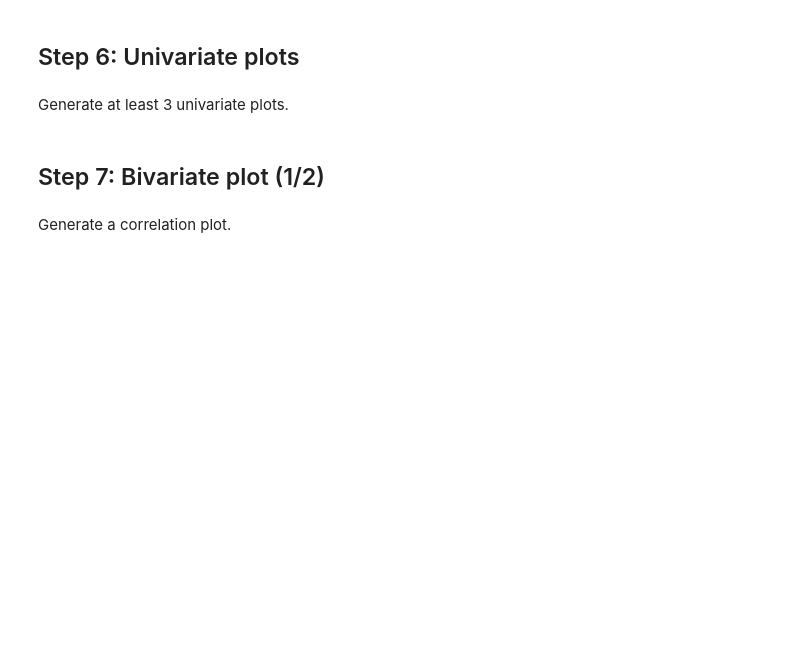
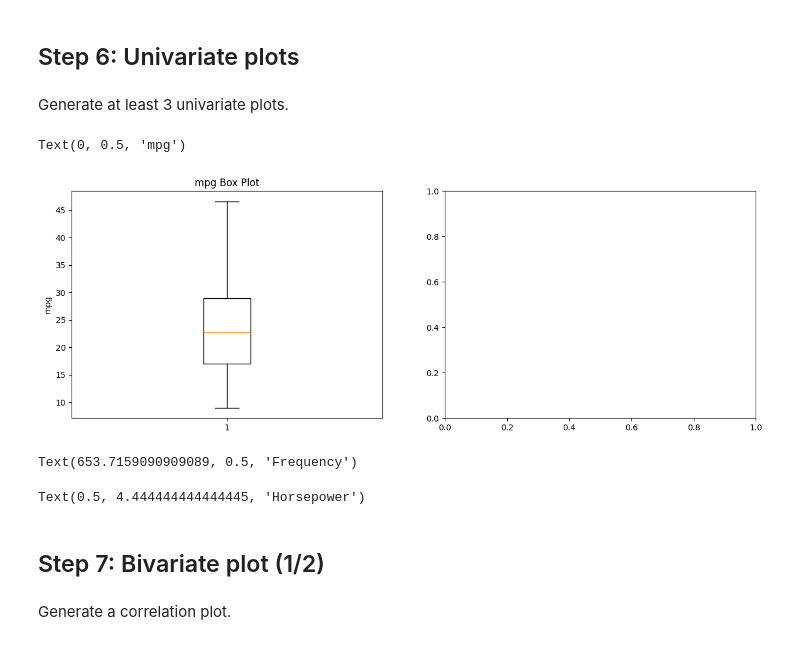
Before and after one commit to cyeef/Data-Science-Portfolio-C21-, a Jupyter notebook: Exercises/3b-EDA.Exercise.ipynb, the cells around one changed output. Saved outputs shown, nothing was run; the diff lists cells and outputs as text; code cells hidden in the pictures; blank space fills up the shorter version.

```diff
--- a/Exercises/3b-EDA.Exercise.ipynb
+++ b/Exercises/3b-EDA.Exercise.ipynb
@@ -25,6 +33,8 @@ Import pandas as pd, matplotlib.pyplot as plt, and seaborn as sns.
 ## Step 2: Get data
 # %% [markdown]
 Read in the csv file found at http://ddc-datascience.s3.amazonaws.com/auto-mpg.csv.
+# %%
+df = pd.read_csv("http://ddc-datascience.s3.amazonaws.com/auto-mpg.csv")
 # %% [markdown]
 ## Step 3: Understand data
 # %% [markdown]
@@ -33,3 +140,9 @@ Understand your data by using at least 4 pandas methods (e.g., .head()).
 ## Step 4: Copy and clean
 # %% [markdown]
 Make a copy of your data frame. In your copy, remove any rows that contain null values.
+# %%
+# this creates a copy
+df = df.copy()
+
+
+print(df.copy)
@@ -35,0 +167,4 @@ Make a copy of your data frame. In your copy, remove any rows that contain null
+# %%
+df = df.dropna()
+print(df.dropna)
+df.shape
@@ -41,6 +266,29 @@ Calculate summary statistics on one or more columns.
 ## Step 6: Univariate plots
 # %% [markdown]
 Generate at least 3 univariate plots.
+# %%
+fig, axes = plt.subplots(1,2, figsize=(15, 5))  # Box plot
+axes[0].boxplot(df['mpg'].dropna())
+axes[0].set_title('mpg Box Plot')
+axes[0].set_ylabel('mpg')
+# %% [output]
+Text(0, 0.5, 'mpg')
+[figure, added]
+# %%
+# Histogram
+axes[1].hist(df['model year'].dropna(), bins=20, edgecolor='black')
+axes[1].set_title('model year Histogram')
+axes[1].set_xlabel('model year')
+axes[1].set_ylabel('Frequency')
+# %% [output]
+Text(653.7159090909089, 0.5, 'Frequency')
+# %%
+# Density Plot
+df['horsepower'].dropna().plot.kde(ax=axes[1])
+axes[1].set_title('Horsepower Density Plot')
+axes[1].set_xlabel('Horsepower')
+# %% [output]
+Text(0.5, 4.444444444444445, 'Horsepower')
 # %% [markdown]
 ## Step 7: Bivariate plot (1/2)
 # %% [markdown]
```
Also changed, not shown: parts of 22 cells of this notebook.
